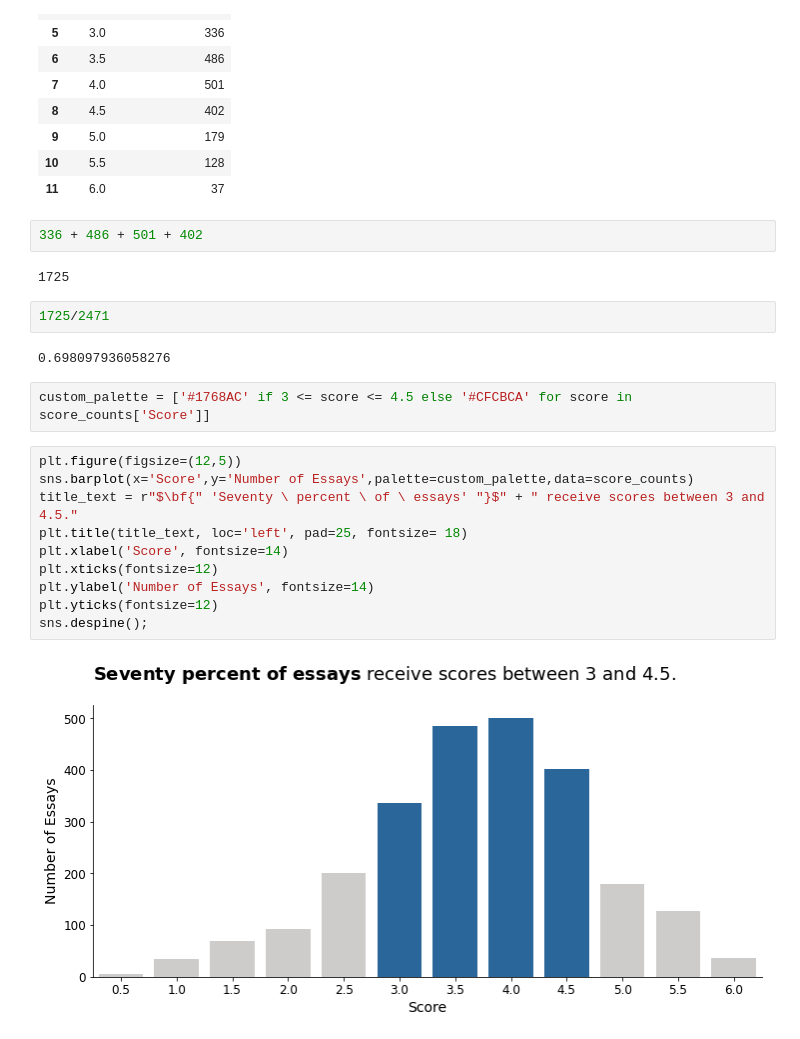
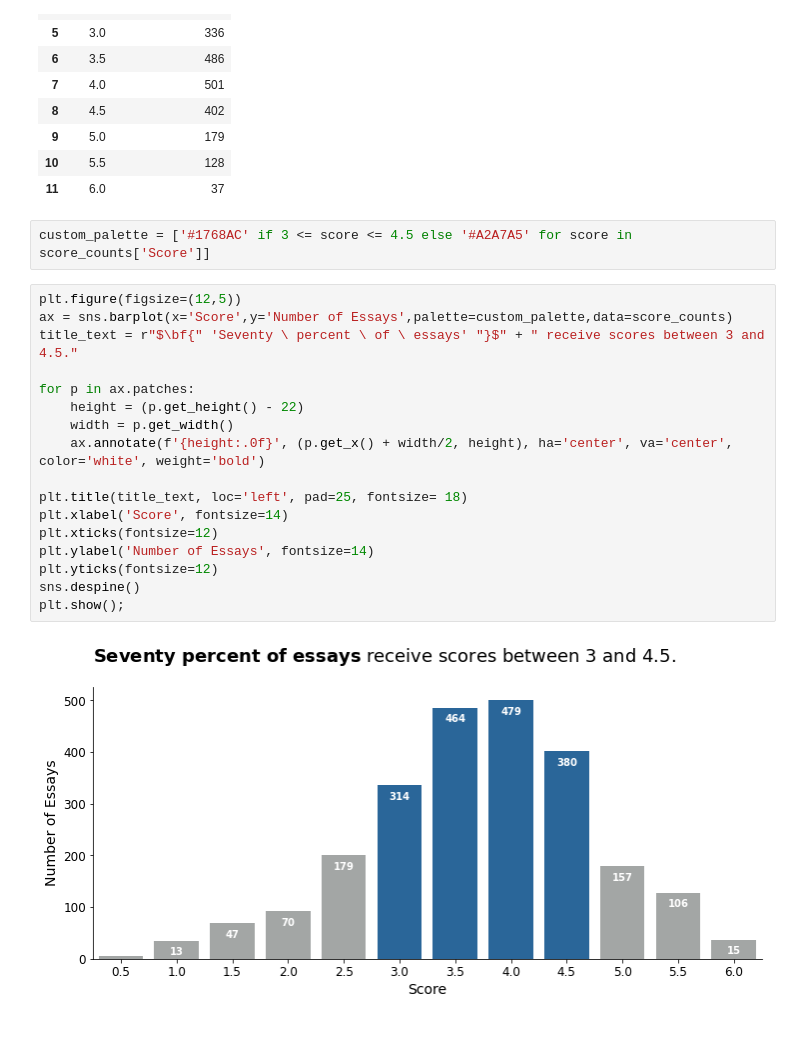
Before and after one commit to ahendricks2/EssayKeystrokes, a Jupyter notebook: Main_Notebook.ipynb, the cells around one changed output. Cells and saved outputs as stored; diff of their text form.

Commit message:
finalized visualization

```diff
--- a/Main_Notebook.ipynb
+++ b/Main_Notebook.ipynb
@@ -172,25 +172,24 @@ score_counts
 | 9 | 5.0 | 179 |
 | 10 | 5.5 | 128 |
 | 11 | 6.0 | 37 |
-# %%
-336 + 486 + 501 + 402
-# %% [output]
-1725
-# %%
-1725/2471
-# %% [output]
-0.698097936058276
 # %%
-custom_palette = ['#1768AC' if 3 <= score <= 4.5 else '#CFCBCA' for score in score_counts['Score']]
+custom_palette = ['#1768AC' if 3 <= score <= 4.5 else '#A2A7A5' for score in score_counts['Score']]
 # %%
 plt.figure(figsize=(12,5))
-sns.barplot(x='Score',y='Number of Essays',palette=custom_palette,data=score_counts)
+ax = sns.barplot(x='Score',y='Number of Essays',palette=custom_palette,data=score_counts)
 title_text = r"$\bf{" 'Seventy \ percent \ of \ essays' "}$" + " receive scores between 3 and 4.5."
+
+for p in ax.patches:
+    height = (p.get_height() - 22)
+    width = p.get_width()
+    ax.annotate(f'{height:.0f}', (p.get_x() + width/2, height), ha='center', va='center', color='white', weight='bold')
+
 plt.title(title_text, loc='left', pad=25, fontsize= 18)
 plt.xlabel('Score', fontsize=14)
 plt.xticks(fontsize=12)
 plt.ylabel('Number of Essays', fontsize=14)
 plt.yticks(fontsize=12)
-sns.despine();
+sns.despine()
+plt.show();
 # %% [output]
-[figure, old version]
+[figure, new version]
```
Also changed, not shown: parts of 1 cell of this notebook.
